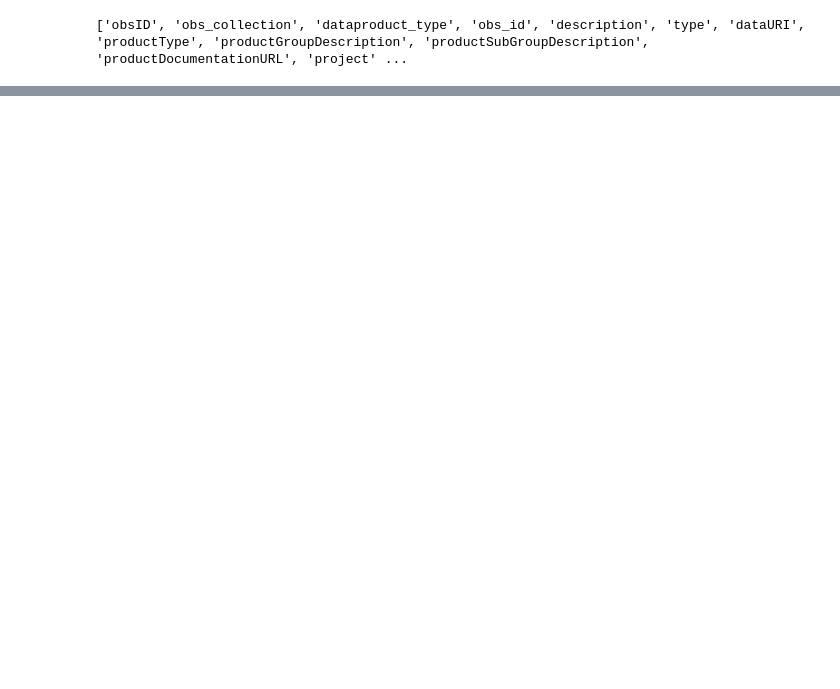
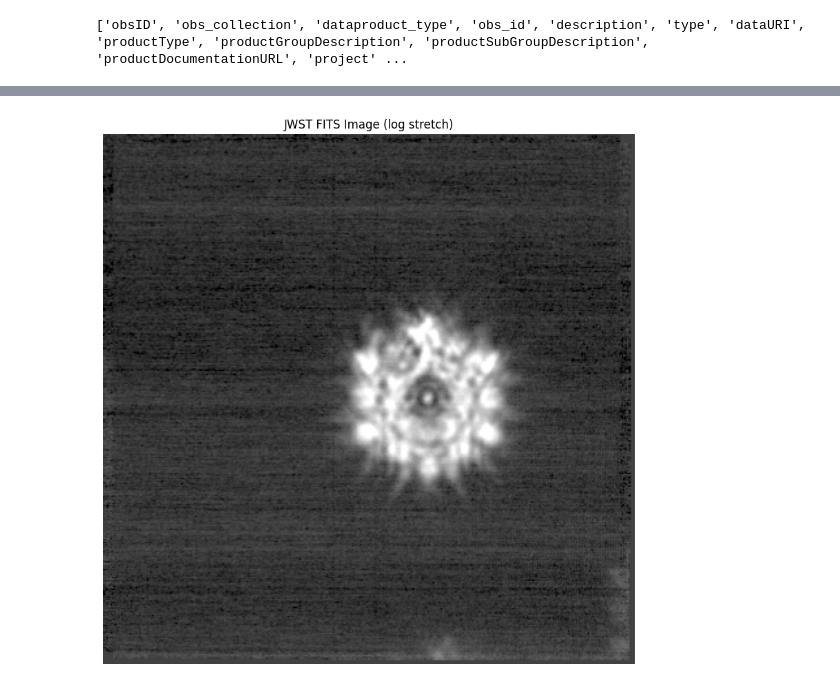
Before and after one commit to AFOEK/JWST_NIRCam_QCNN, a Jupyter notebook: check_parquets.ipynb, the cells around one changed output, grey strips where cells are left out. Cells and saved outputs as stored; diff of their text form; code cells hidden in the pictures; blank space fills up the shorter version.

```diff
--- a/check_parquets.ipynb
+++ b/check_parquets.ipynb
@@ -85,0 +94,5 @@ df_F444[["productFilename", "dataURI", "obsID", "s_ra", "s_dec"]].head()
+# %%
+fits_paths = "JWST_NIRCam_Triple_Filter/fits/jw01537-o038_t001_nircam_f200w-wlp8-sub400p_i2d.fits"
+# %%
+hdul = fits.open(fits_paths)
+hdul.info()
@@ -85,0 +112,27 @@ df_F444[["productFilename", "dataURI", "obsID", "s_ra", "s_dec"]].head()
+# %%
+img = None
+hdr = None
+
+for h in hdul:
+    if h.data is not None and h.data.ndim == 2:
+        img = h.data.astype(float)
+        hdr = h.header
+        break
+
+if img is None:
+    raise ValueError("No 2D SCI image found in this FITS file")
+# %%
+img2 = np.nan_to_num(img)
+
+interval = ZScaleInterval()
+vmin, vmax = interval.get_limits(img2)
+# norm_img = ImageNormalize(vmin=vmin, vmax=vmax, stretch=LogStretch())
+norm_img = simple_norm(img2, stretch='sqrt', percent=99)
+# %%
+plt.figure(figsize=(10, 10))
+plt.imshow(img2, cmap="gray", norm=norm_img)
+plt.title("JWST FITS Image (log stretch)")
+plt.axis("off")
+plt.show()
+# %% [output]
+[figure, added]
```
Also changed, not shown: parts of 9 cells of this notebook, 5 other files.
